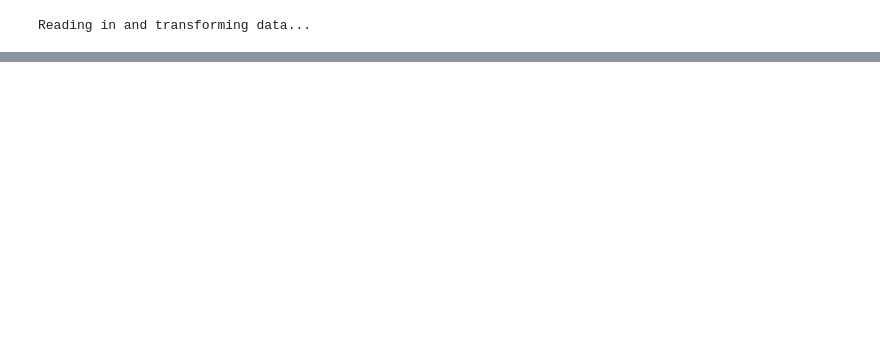
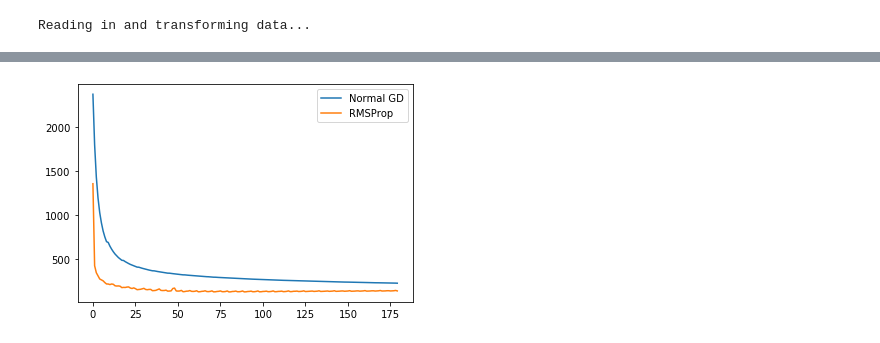
Before and after one commit to babakmbm/Basic-NN, a Jupyter notebook: AdaptiveLearningRateRMSProp.ipynb, the cells around one changed output, grey strips where cells are left out. Saved outputs shown, nothing was run; the diff lists cells and outputs as text; code cells hidden in the pictures; blank space fills up the shorter version.

```diff
--- a/AdaptiveLearningRateRMSProp.ipynb
+++ b/AdaptiveLearningRateRMSProp.ipynb
@@ -228,5 +228,7 @@ Error rate: 0.041
 # %%
-plt.plot(LL_batch, label='const')
-plt.plot(LL_rms, label='rms')
+plt.plot(LL_batch, label='Normal GD')
+plt.plot(LL_rms, label='RMSProp')
 plt.legend()
 plt.show()
+# %% [output]
+[figure, added]
```
Also changed, not shown: parts of 2 cells of this notebook.
